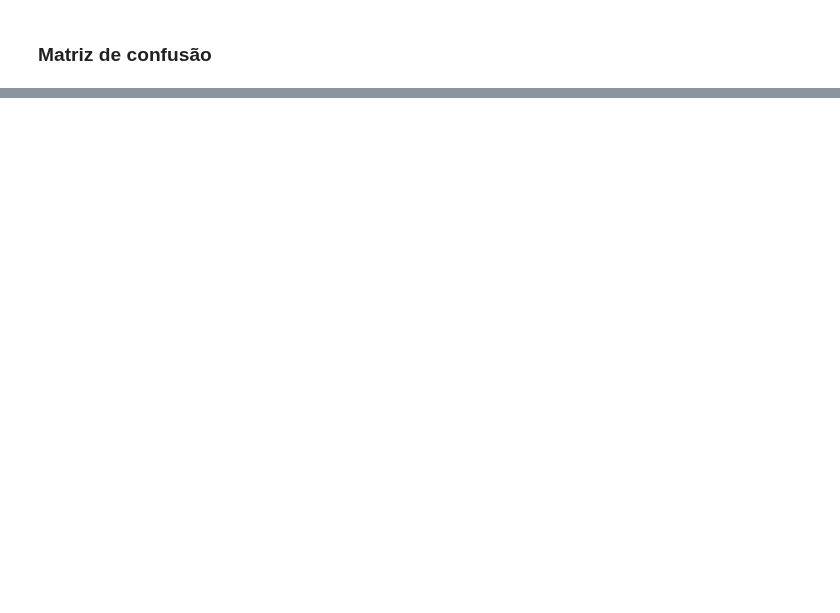
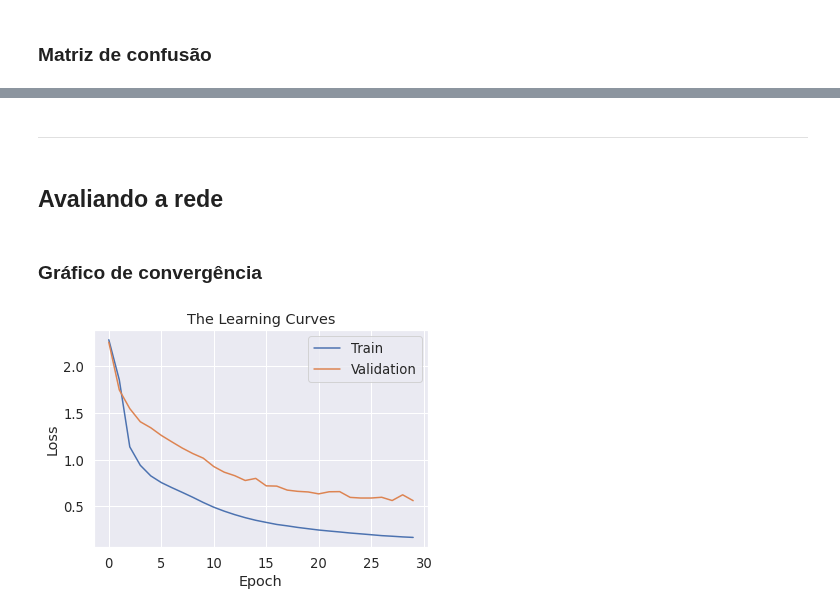
Before and after one commit to gus-phys/Kuzushiji-MNIST-MLP-NN, a Jupyter notebook: KMNIST-classificacao.ipynb, the cells around one changed output, grey strips where cells are left out. Drawn from its saved outputs; the diff is of its cells as text; code cells hidden in the pictures; blank space fills up the shorter version.

```diff
--- a/KMNIST-classificacao.ipynb
+++ b/KMNIST-classificacao.ipynb
@@ -226,0 +282,11 @@ plt.show()
+# %%
+model = Classifier()
+
+# Learning rate
+learning_rate = 0.01
+# Optimizer
+optimizer = torch.optim.SGD(model.parameters(), lr=learning_rate)
+# Criterion
+criterion = torch.nn.CrossEntropyLoss()
+# Epoch
+epochs = 30
@@ -226,0 +352,18 @@ plt.show()
+# %% [markdown]
+---
+# %% [markdown]
+## Avaliando a rede
+# %% [markdown]
+### Gráfico de convergência
+# %%
+plt.plot(train_losses, label='Train')
+plt.plot(test_losses, label='Validation')
+plt.legend()
+
+plt.title('The Learning Curves')
+plt.xlabel('Epoch')
+plt.ylabel('Loss')
+
+plt.show()
+# %% [output]
+[figure, added]
```
Also changed, not shown: parts of 39 cells of this notebook.
